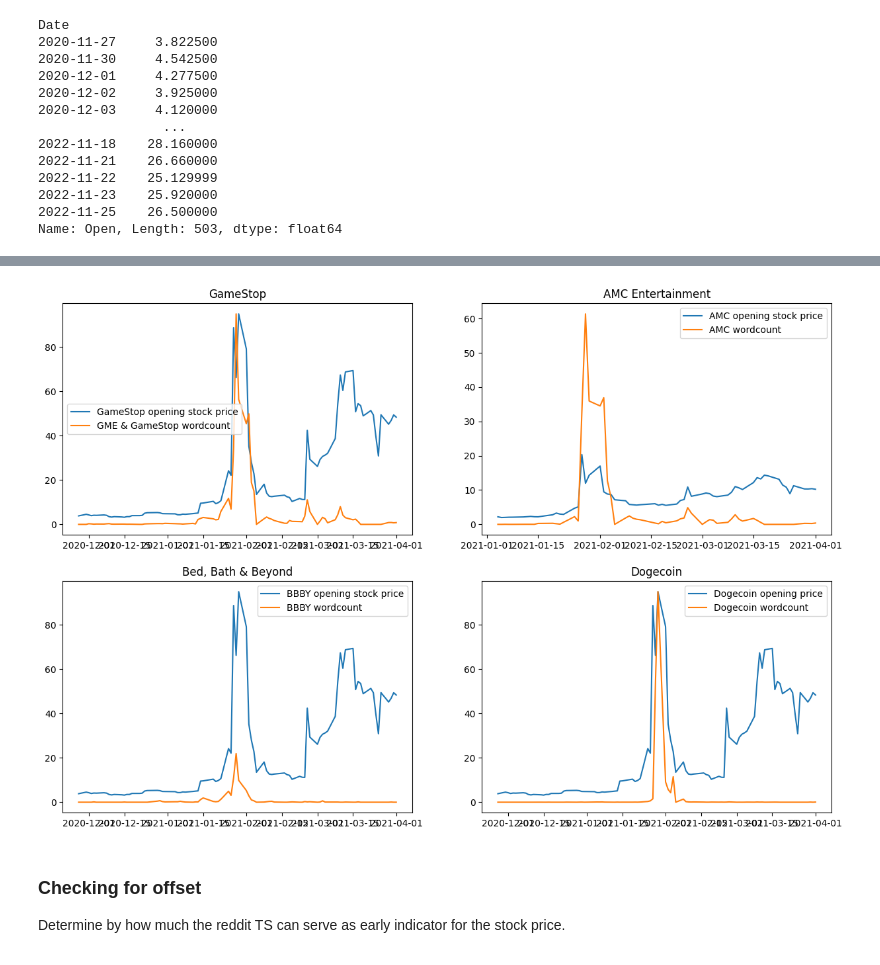
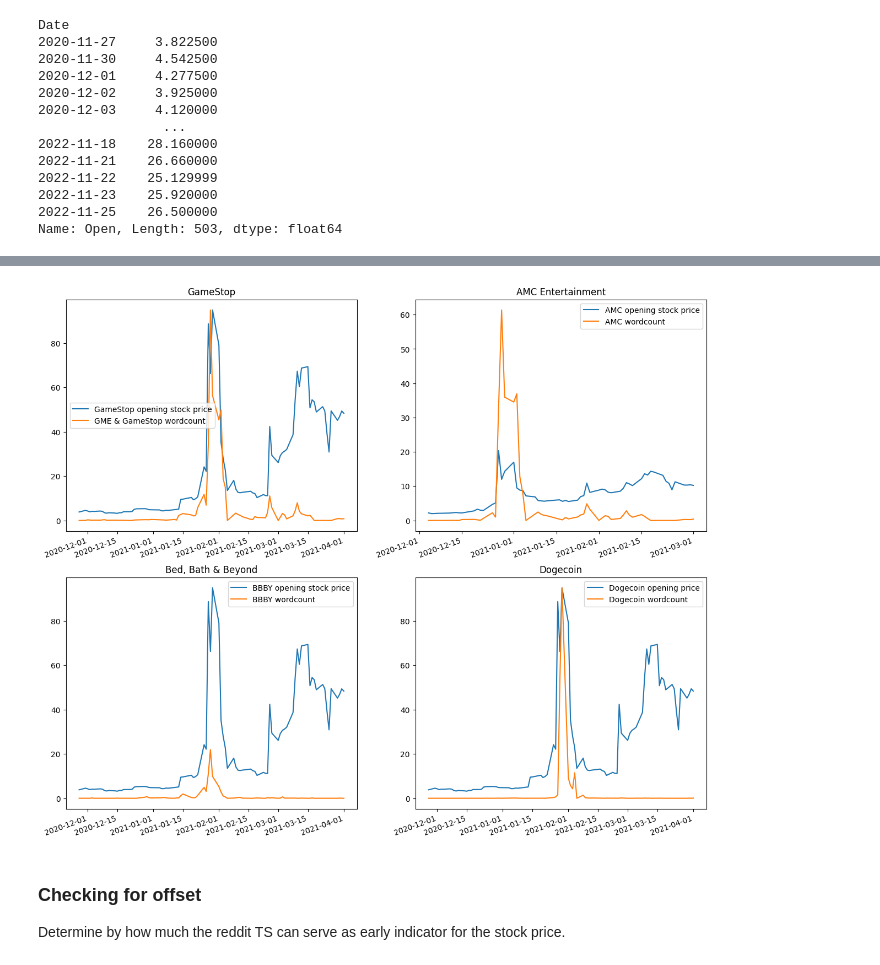
Before and after one commit to adavidho/Stonkscast, a Jupyter notebook: explorative/analysis/explorative_analysis.ipynb, the cells around one changed output, grey strips where cells are left out. Cells and saved outputs as stored; diff of their text form; code cells hidden in the pictures.

```diff
--- a/explorative/analysis/explorative_analysis.ipynb
+++ b/explorative/analysis/explorative_analysis.ipynb
@@ -4,16 +4,20 @@ import numpy as np
 import matplotlib.pyplot as plt
 # %%
 gme_stock = pd.read_csv("../stock_prices/GME.csv", index_col=0)
-gme_wc = pd.read_csv("../../data_works/wc_ts_exports/wc_GME.csv", low_memory=False, index_col=0)
+gme_wc = pd.read_csv(
+    "../../data_works/wc_ts_exports/wc_GME.csv", low_memory=False, index_col=0)
 
 amc_stock = pd.read_csv("../stock_prices/AMC.csv", index_col=0)
-amc_wc = pd.read_csv("../../data_works/wc_ts_exports/wc_AMC.csv", low_memory=False, index_col=0)
+amc_wc = pd.read_csv(
+    "../../data_works/wc_ts_exports/wc_AMC.csv", low_memory=False, index_col=0)
 
 bbby_stock = pd.read_csv("../stock_prices/GME.csv", index_col=0)
-bbby_wc = pd.read_csv("../../data_works/wc_ts_exports/wc_BBBY.csv", low_memory=False, index_col=0)
+bbby_wc = pd.read_csv(
+    "../../data_works/wc_ts_exports/wc_BBBY.csv", low_memory=False, index_col=0)
 
 doge_stock = pd.read_csv("../stock_prices/GME.csv", index_col=0)
-doge_wc = pd.read_csv("../../data_works/wc_ts_exports/wc_DOGECOIN.csv", low_memory=False, index_col=0)
+doge_wc = pd.read_csv(
+    "../../data_works/wc_ts_exports/wc_DOGECOIN.csv", low_memory=False, index_col=0)
 # %% [markdown]
 ### Plotting
 # %%
@@ -96,28 +106,41 @@ ValueError: unconverted data remains:  00:00:00-04:00
 # %%
 %matplotlib inline
-fig, ((ax1, ax2), (ax3, ax4)) = plt.subplots(2, 2, figsize=(15, 10))
-ax1.plot(plotting_df_gme["Open"].loc[:"2021-04-01"], label="GameStop opening stock price")
-ax1.plot(plotting_df_gme["wordcount"].loc[:"2021-04-01"], label="GME & GameStop wordcount")
+fig, ((ax1, ax2), (ax3, ax4)) = plt.subplots(2, 2, figsize=(15, 12))
+ax1.plot(plotting_df_gme["Open"].loc[:"2021-04-01"],
+         label="GameStop opening stock price")
+ax1.plot(plotting_df_gme["wordcount"].loc[:"2021-04-01"],
+         label="GME & GameStop wordcount")
 ax1.set_title("GameStop")
 ax1.legend()
 
-ax2.plot(plotting_df_amc["Open"].loc[:"2021-04-01"], label="AMC opening stock price")
-ax2.plot(plotting_df_amc["wordcount"].loc[:"2021-04-01"], label="AMC wordcount")
+ax2.plot(plotting_df_amc["Open"].loc[:"2021-04-01"],
+         label="AMC opening stock price")
+ax2.plot(plotting_df_amc["wordcount"].loc[:"2021-04-01"],
+         label="AMC wordcount")
 ax2.set_title("AMC Entertainment")
 ax2.legend()
 
-ax3.plot(plotting_df_bbby["Open"].loc[:"2021-04-01"], label="BBBY opening stock price")
-ax3.plot(plotting_df_bbby["wordcount"].loc[:"2021-04-01"], label="BBBY wordcount")
+ax3.plot(plotting_df_bbby["Open"].loc[:"2021-04-01"],
+         label="BBBY opening stock price")
+ax3.plot(plotting_df_bbby["wordcount"].loc[:"2021-04-01"],
+         label="BBBY wordcount")
 ax3.set_title("Bed, Bath & Beyond")
 ax3.legend()
 
-ax4.plot(plotting_df_doge["Open"].loc[:"2021-04-01"], label="Dogecoin opening price")
-ax4.plot(plotting_df_doge["wordcount"].loc[:"2021-04-01"], label="Dogecoin wordcount")
+ax4.plot(plotting_df_doge["Open"].loc[:"2021-04-01"],
+         label="Dogecoin opening price")
+ax4.plot(plotting_df_doge["wordcount"].loc[:"2021-04-01"],
+         label="Dogecoin wordcount")
 ax4.set_title("Dogecoin")
 ax4.legend()
 
+# fig.autofmt_xdate(rotation=25)
+ax1.set_xticklabels(ax1.get_xticklabels(), rotation=20, ha='right')
+ax2.set_xticklabels(ax1.get_xticklabels(), rotation=20, ha='right')
+ax3.set_xticklabels(ax1.get_xticklabels(), rotation=20, ha='right')
+ax4.set_xticklabels(ax1.get_xticklabels(), rotation=20, ha='right')
 plt.show()
 # %% [output]
-[figure, old version]
+[figure, new version]
 # %% [markdown]
 ### Checking for offset
```
Also changed, not shown: parts of 4 cells of this notebook, 2 other files.
